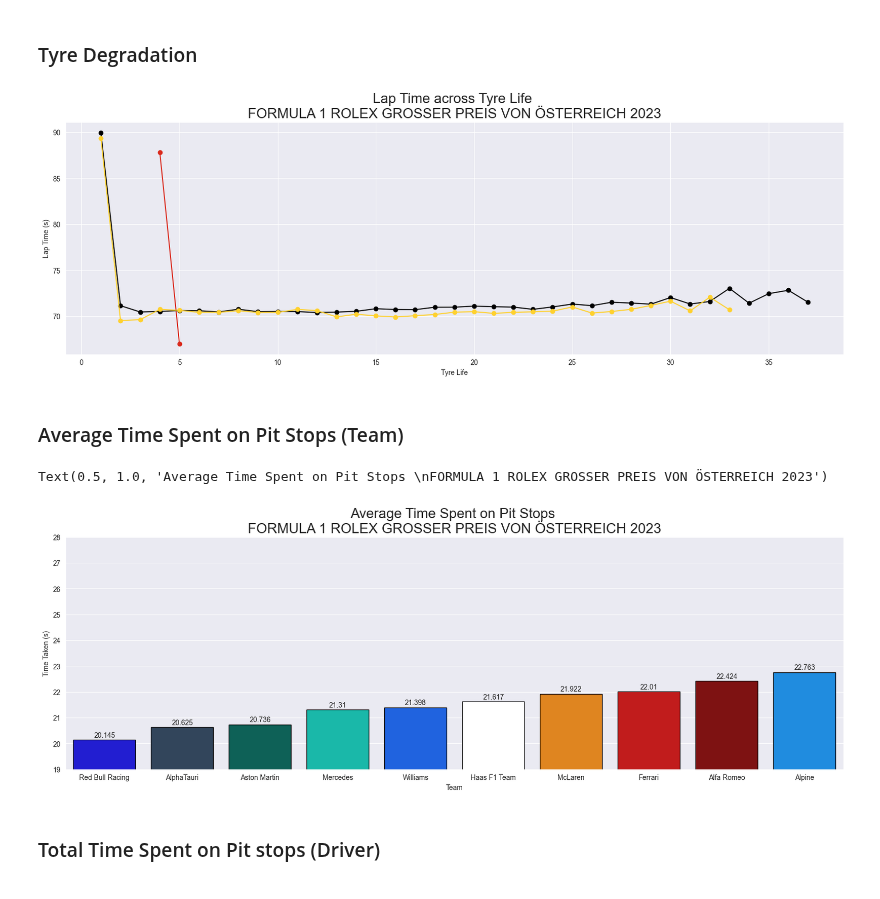
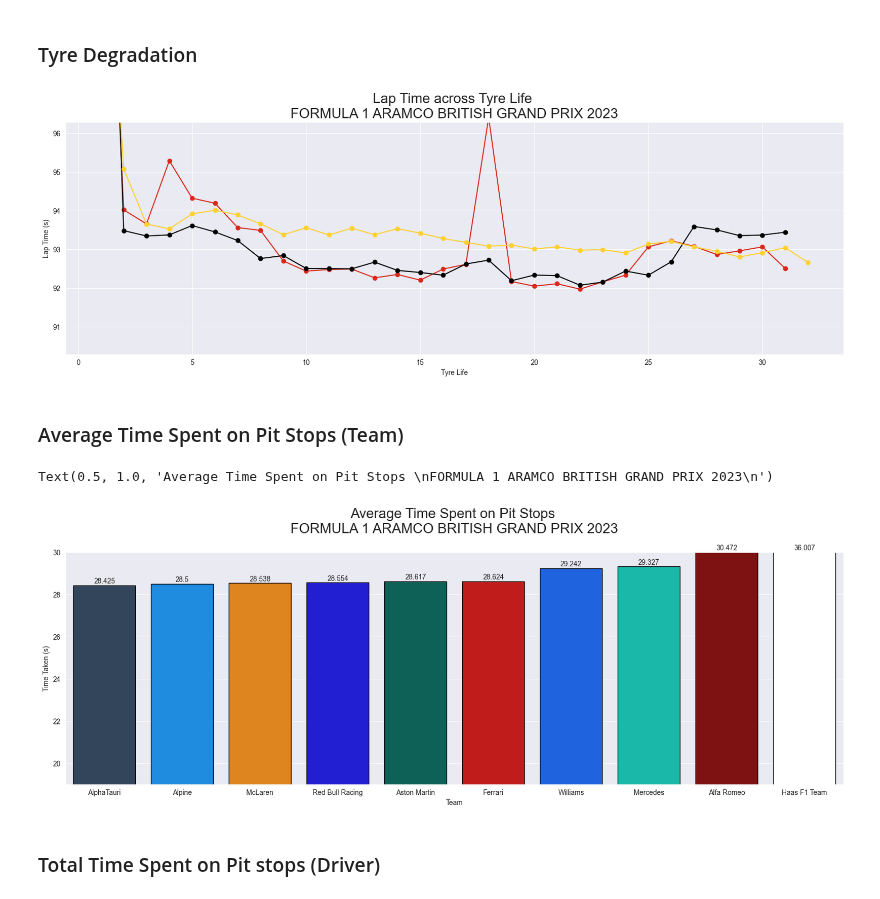
Before and after one commit to edmundhong/formula1-dataanalysis, a Jupyter notebook: Race Analysis.ipynb, the cells around one changed output. Saved outputs shown, nothing was run; the diff lists cells and outputs as text; code cells hidden in the pictures.

Commit message:
update for British GP

```diff
--- a/Race Analysis.ipynb
+++ b/Race Analysis.ipynb
@@ -27,7 +27,7 @@ pd.set_option('display.max_columns', None)
 # %%
 # input session and year
 year = 2023
-session = 'Austria'
+session = 'Silverstone'
 
 # get session
 """
@@ -214,36 +214,36 @@ if not rain:
     plt.ylim(df.LapTime.median()-3, df.LapTime.median()+3)
 plt.show()
 # %% [output]
-[figure, old version]
+[figure, new version]
 # %% [markdown]
 ### Average Time Spent on Pit Stops (Team)
 # %%
 # extract pit enter and exit time
 pitstop = df.loc[(df.LapNumber != 1.0) & (df.PitInTime.combine_first(df.PitOutTime).notnull()) , ['Team','Driver','LapNumber','PitOutTime', 'PitInTime']].sort_values(by=['Team','Driver','LapNumber']).reset_index()
 
 # calculate time spent for each pit stop
 pitstop['pittime'] = (pitstop.PitOutTime - pitstop.PitInTime.shift(1)).dt.total_seconds()
 
 # aggregrate for each team
 pitstop_team_data = pitstop.groupby(['Team'])['pittime'].mean().sort_values().round(3)
 
 # for colour palette
 team_color = {}
 for team in pitstop_team_data.index:
     team_color[team] = fastf1.plotting.team_color(team)
 
 plt.figure(figsize=(20, 6))
 sns.barplot(x=pitstop_team_data.index, y=pitstop_team_data.values, palette=team_color, edgecolor='black')
 plt.ylabel('Time Taken (s)')
 plt.xlabel('Team')
-plt.ylim(19,28)
+plt.ylim(19,30)
 # to add data labels
 for i in range(len(pitstop_team_data)):
-    plt.text(i, min(pitstop_team_data[i],28)+0.1, pitstop_team_data[i], ha = 'center')
-plt.title('Average Time Spent on Pit Stops \n'+race_name,  fontsize=20)
+    plt.text(i, min(pitstop_team_data[i],30)+0.1, pitstop_team_data[i], ha = 'center')
+plt.title('Average Time Spent on Pit Stops \n'+race_name+'\n',  fontsize=20)
 # %% [output]
-Text(0.5, 1.0, 'Average Time Spent on Pit Stops \nFORMULA 1 ROLEX GROSSER PREIS VON ÖSTERREICH 2023')
+Text(0.5, 1.0, 'Average Time Spent on Pit Stops \nFORMULA 1 ARAMCO BRITISH GRAND PRIX 2023\n')
-[figure, old version]
+[figure, new version]
 # %% [markdown]
 ### Total Time Spent on Pit stops (Driver)
 # %%
```
Also changed, not shown: parts of 8 cells of this notebook, 1 other file.
